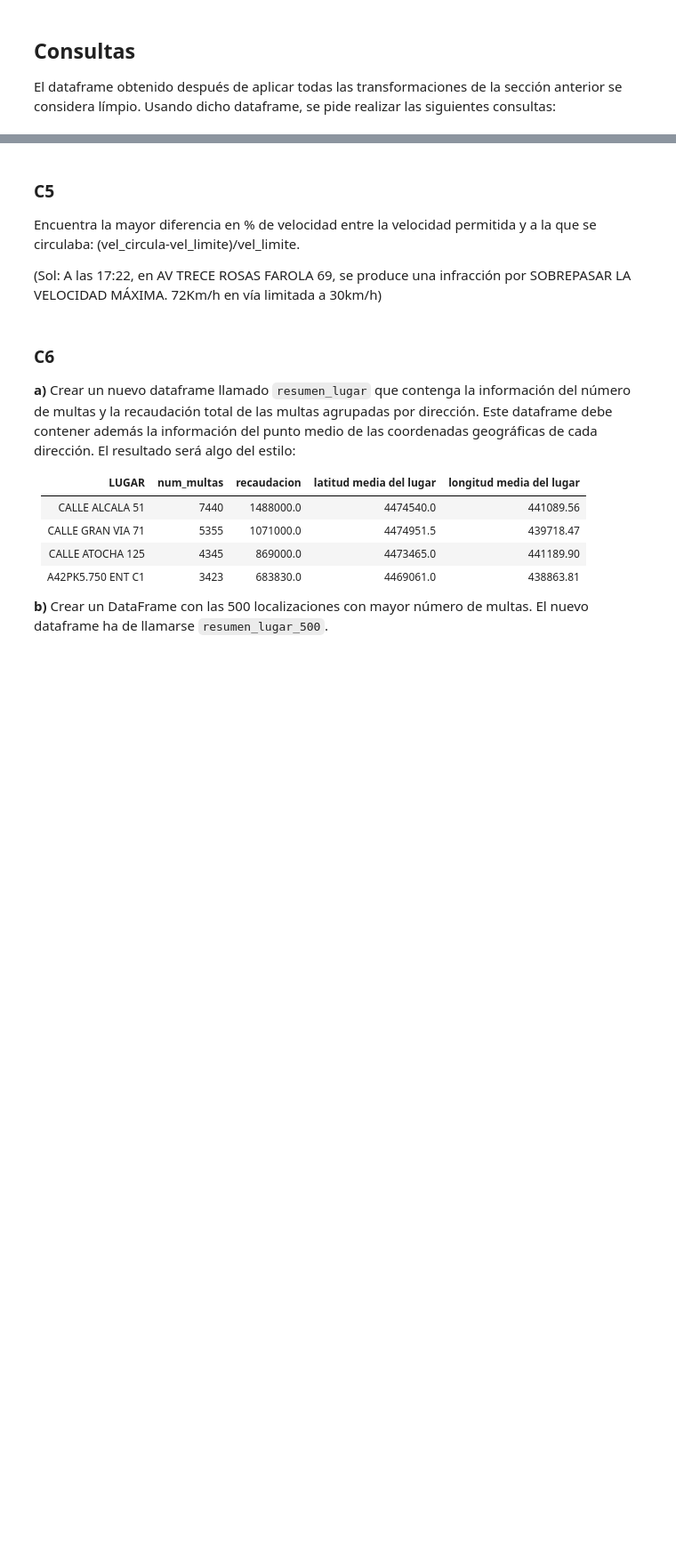
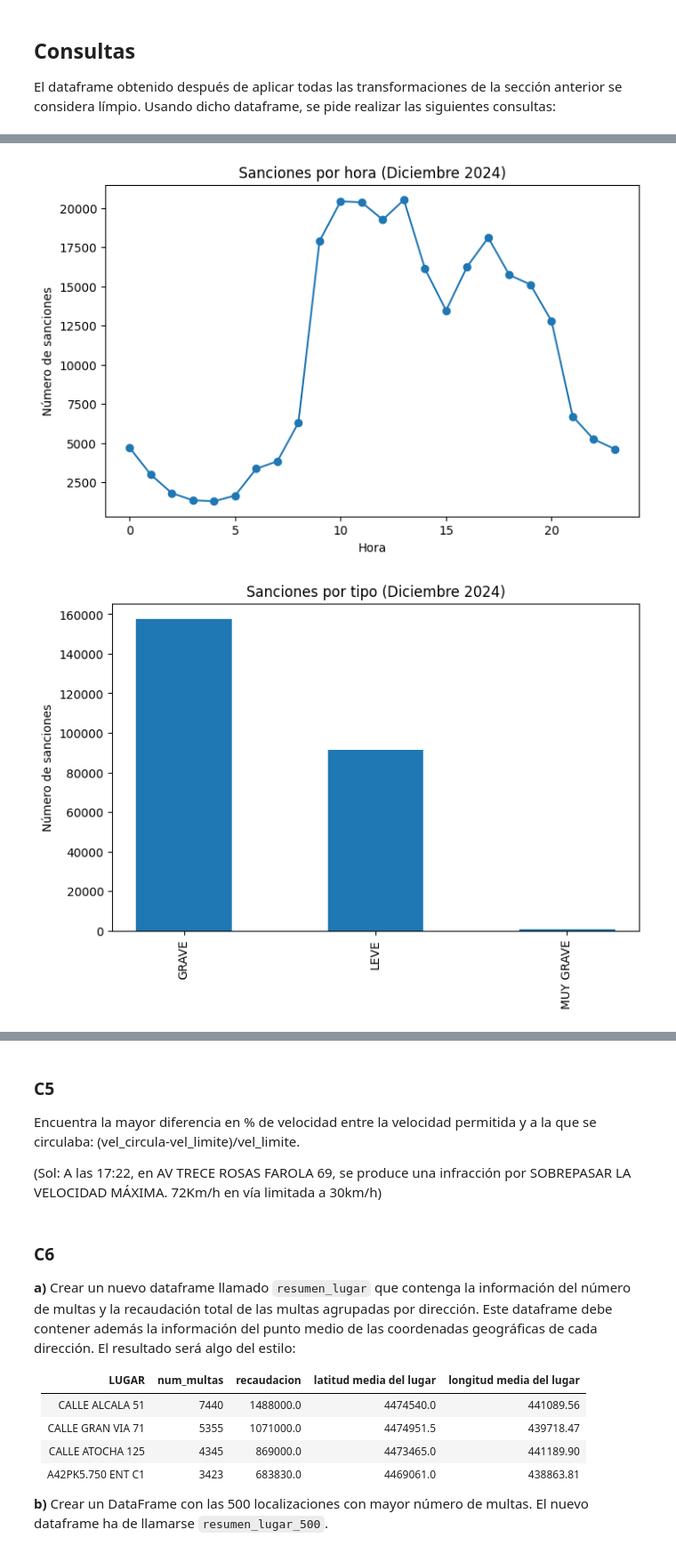
Before and after one commit to jm-lozano/master-ucm, a Jupyter notebook: Programación avanzada en python/Tarea final/enunciado.ipynb, the cells around one changed output, grey strips where cells are left out. Shown at 89% size. Drawn from its saved outputs; the diff is of its cells as text; code cells hidden in the pictures; blank space fills up the shorter version.

```diff
--- a/Programación avanzada en python/Tarea final/enunciado.ipynb
+++ b/Programación avanzada en python/Tarea final/enunciado.ipynb
@@ -162,0 +255,14 @@ El dataframe obtenido después de aplicar todas las transformaciones anteriores
+# %%
+# Solución E:
+
+# 1) Veamos los tipos de datos de COORDENADA-X y COORDENADA-Y:
+print(multas[['COORDENADA-X', 'COORDENADA-Y']].dtypes)    # Resultado: Ambos son de tipo object
+
+# 2) Convertimos ambas columnas a tipo numérico:
+multas['COORDENADA-X'] = pd.to_numeric(multas['COORDENADA-X'], errors='coerce')
+multas['COORDENADA-Y'] = pd.to_numeric(multas['COORDENADA-Y'], errors='coerce')
+
+# Finalmente vemos el contenido de las columnas:
+print(multas[['COORDENADA-X', 'COORDENADA-Y']].dtypes)   # Resultado: float64
+print('COORDENADA-X: ', multas['COORDENADA-X'].dropna().head(10).to_list())
+print('COORDENADA-Y: ', multas['COORDENADA-Y'].dropna().head(10).to_list())
@@ -193,3 +363,36 @@ Crea un dataframe que contenga información del número de multas por calificaci
+# %%
+# Solución C1:
+# Primero convertiremos columna HORA a entero para que los datos se muestren como en el gráfico del enunciado.
+# Para obtener 'multas_hora' agrupamos los valores según la columna 'HORAS' y luego calculamos el tamaño de los valores agrupados.
+# Finlamente usamos reset_index para convertir los resultados a dataframe.
+multas['HORA'] = multas['HORA'].astype(int)
+multas_hora = multas.groupby('HORA').size().reset_index(name='num_multas')
+
+
+# Dibujamos el gráfico
+plt.figure(figsize=(8,5))
+plt.plot(multas_hora['HORA'], multas_hora['num_multas'], marker='o')
+plt.xlabel('Hora')
+plt.ylabel('Número de sanciones')
+plt.title('Sanciones por hora (Diciembre 2024)')
+plt.show()
+
+
+# Solución C2:
+# Agrupamos por calificación, obtenemos el conteo de los valores y convertimos el resultado a dataframe.
+multas_calificacion = multas.groupby('CALIFICACION').size().reset_index(name='num_multas')
+
+
+# Dibujamos el gráfico
+plt.figure(figsize=(8,5))
+plt.bar(multas_calificacion['CALIFICACION'], multas_calificacion['num_multas'], width=0.5)
+plt.title('Sanciones por tipo (Diciembre 2024)')
+plt.ylabel('Número de sanciones')
+plt.xticks(rotation=90)
+plt.show()
+# %% [output]
+[figure, added]
+[figure, added]
 # %% [markdown]
 ### C3
 
```
Also changed, not shown: parts of 10 cells of this notebook.
